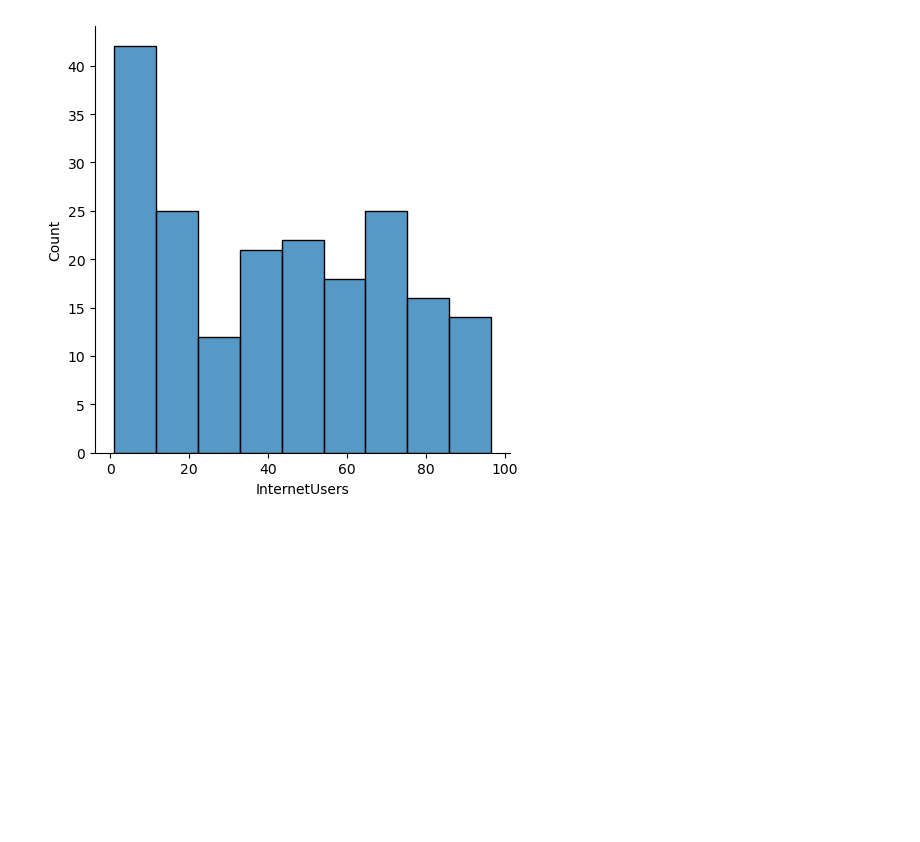
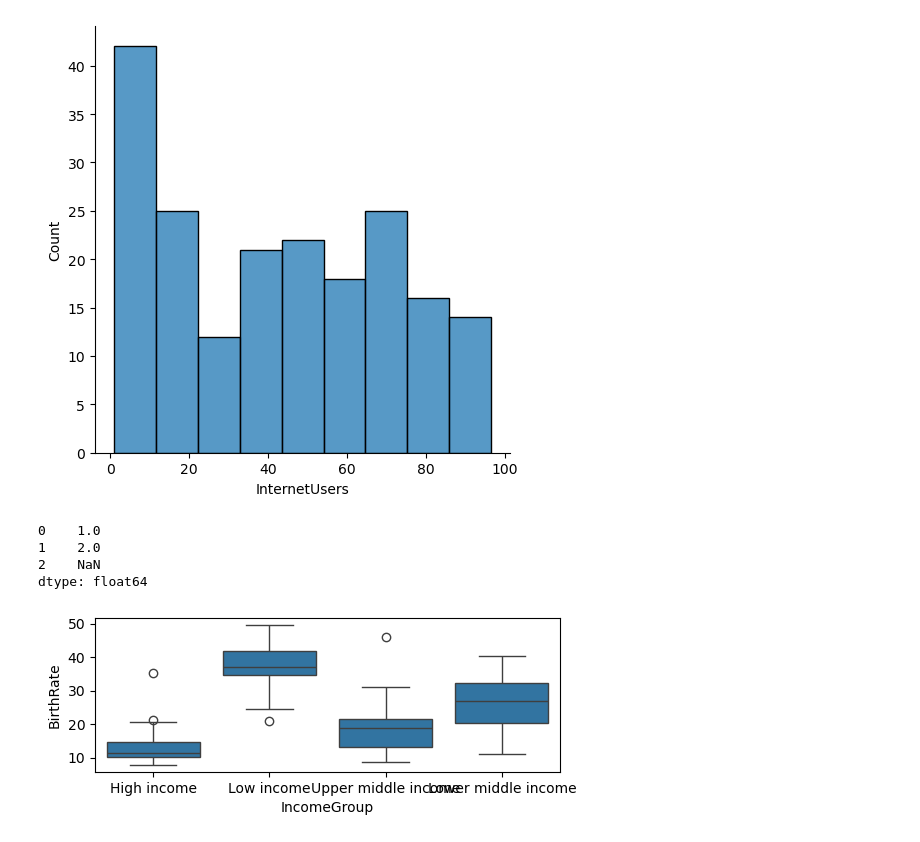
Before and after one commit to mukkeriGovardhan/PYTHON, a Jupyter notebook: Python/Pandas/Pandas.ipynb, the cells around one changed output. Drawn from its saved outputs; the diff is of its cells as text; code cells hidden in the pictures; blank space fills up the shorter version.

```diff
--- a/Python/Pandas/Pandas.ipynb
+++ b/Python/Pandas/Pandas.ipynb
@@ -475,0 +479,11 @@ vis2 = sns.displot(df["InternetUsers"])
+# %%
+pd.Series([1, 2], dtype=np.int64).reindex([0, 1, 2]) #
+# %% [output]
+0    1.0
+1    2.0
+2    NaN
+dtype: float64
+# %%
+vis2 = sns.boxplot(data = df, x="IncomeGroup", y='BirthRate')
+# %% [output]
+[figure, added]
```
Also changed, not shown: parts of 5 cells of this notebook, 1 other file.
